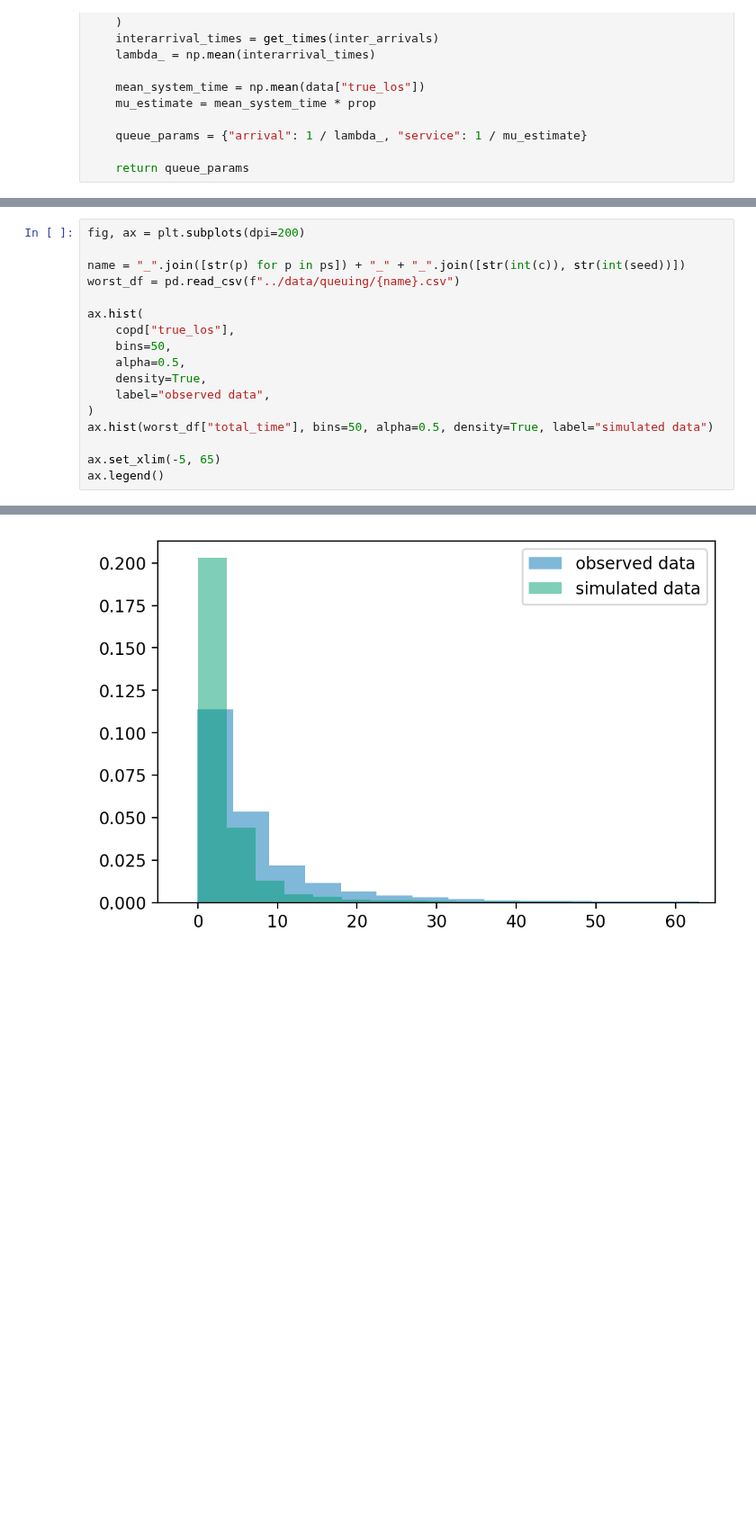
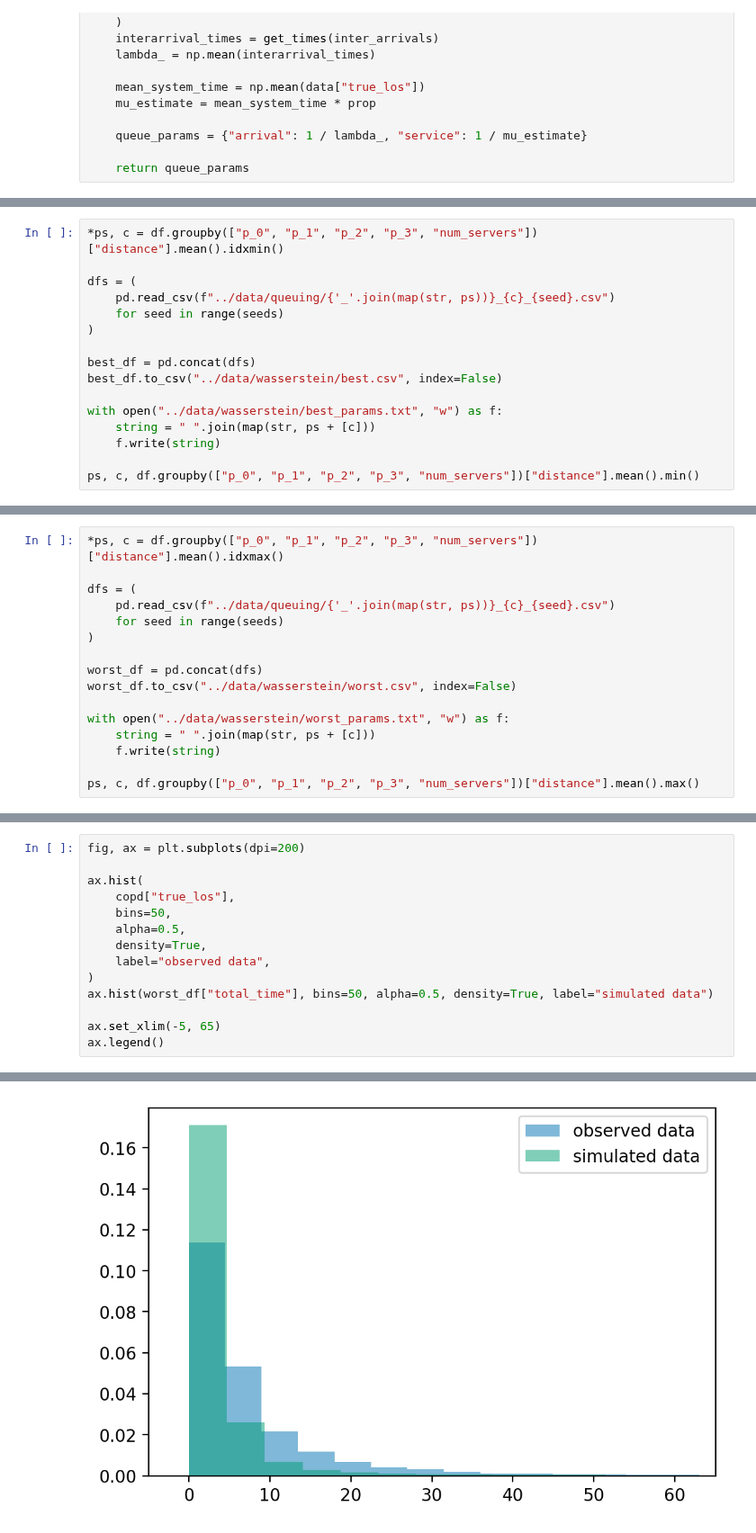
Before and after one commit to daffidwilde/copd-paper, a Jupyter notebook: nbs/queuing.ipynb, the cells around one changed output, grey strips where cells are left out. Shown at 90% size. Drawn from its saved outputs; the diff is of its cells as text; blank space fills up the shorter version.

Commit message:
Expand parameter estimation experiments.
More seeds, same granularity.

```diff
--- a/nbs/queuing.ipynb
+++ b/nbs/queuing.ipynb
@@ -187,0 +186,16 @@ ps, c, dist
+# %%
+*ps, c = df.groupby(["p_0", "p_1", "p_2", "p_3", "num_servers"])["distance"].mean().idxmin()
+
+dfs = (
+    pd.read_csv(f"../data/queuing/{'_'.join(map(str, ps))}_{c}_{seed}.csv")
+    for seed in range(seeds)
+)
+
+best_df = pd.concat(dfs)
+best_df.to_csv("../data/wasserstein/best.csv", index=False)
+
+with open("../data/wasserstein/best_params.txt", "w") as f:
+    string = " ".join(map(str, ps + [c]))
+    f.write(string)
+
+ps, c, df.groupby(["p_0", "p_1", "p_2", "p_3", "num_servers"])["distance"].mean().min()
@@ -214,0 +221,16 @@ ps, c, dist
+# %%
+*ps, c = df.groupby(["p_0", "p_1", "p_2", "p_3", "num_servers"])["distance"].mean().idxmax()
+
+dfs = (
+    pd.read_csv(f"../data/queuing/{'_'.join(map(str, ps))}_{c}_{seed}.csv")
+    for seed in range(seeds)
+)
+
+worst_df = pd.concat(dfs)
+worst_df.to_csv("../data/wasserstein/worst.csv", index=False)
+
+with open("../data/wasserstein/worst_params.txt", "w") as f:
+    string = " ".join(map(str, ps + [c]))
+    f.write(string)
+
+ps, c, df.groupby(["p_0", "p_1", "p_2", "p_3", "num_servers"])["distance"].mean().max()
@@ -215,20 +239,17 @@ ps, c, dist
 # %%
 fig, ax = plt.subplots(dpi=200)
-
-name = "_".join([str(p) for p in ps]) + "_" + "_".join([str(int(c)), str(int(seed))])
-worst_df = pd.read_csv(f"../data/queuing/{name}.csv")
 
 ax.hist(
     copd["true_los"],
     bins=50,
     alpha=0.5,
     density=True,
     label="observed data",
 )
 ax.hist(worst_df["total_time"], bins=50, alpha=0.5, density=True, label="simulated data")
 
 ax.set_xlim(-5, 65)
 ax.legend()
 # %% [output]
 <matplotlib.legend.Legend at 0x...>
-[figure, old version]
+[figure, new version]
```
Also changed, not shown: parts of 9 cells of this notebook.
